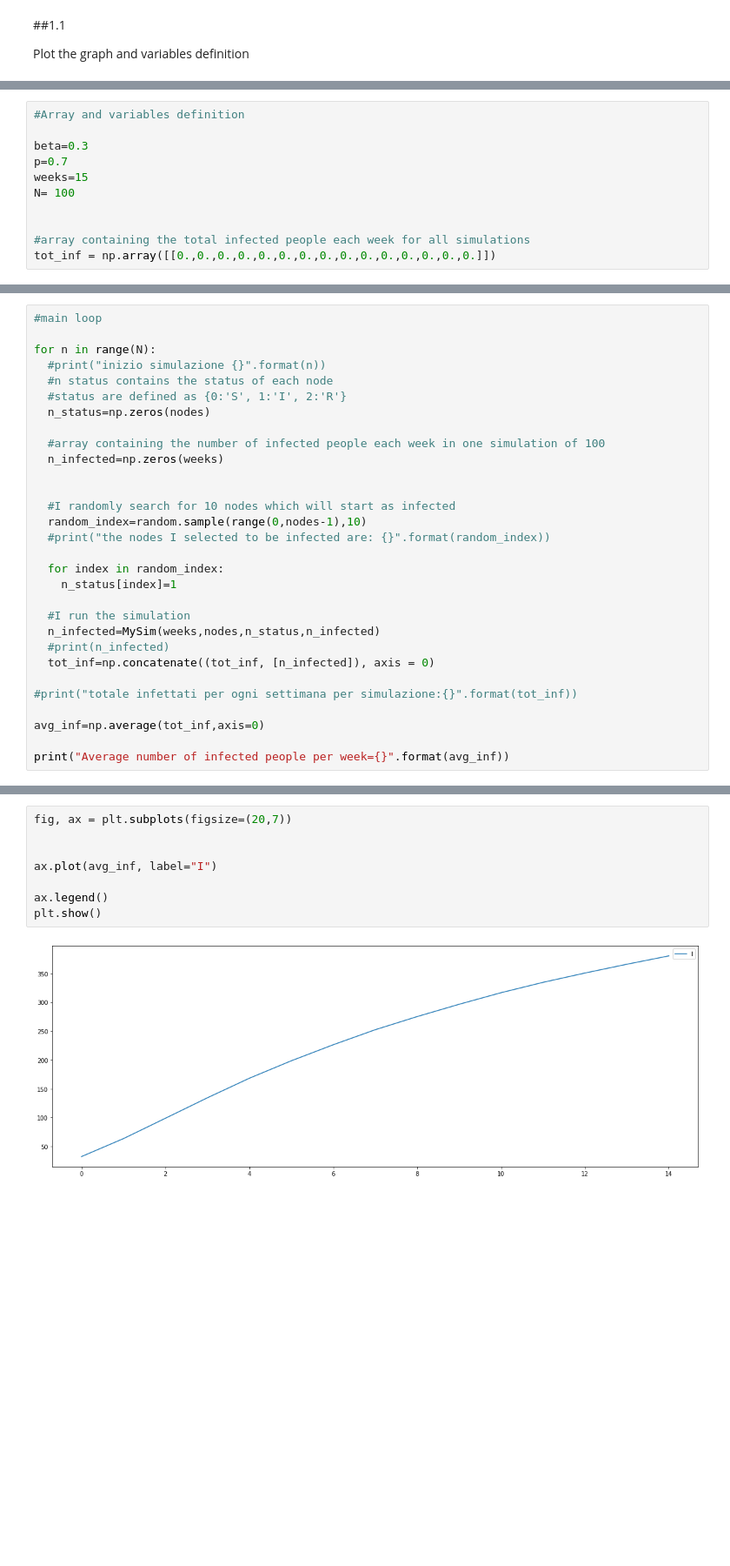
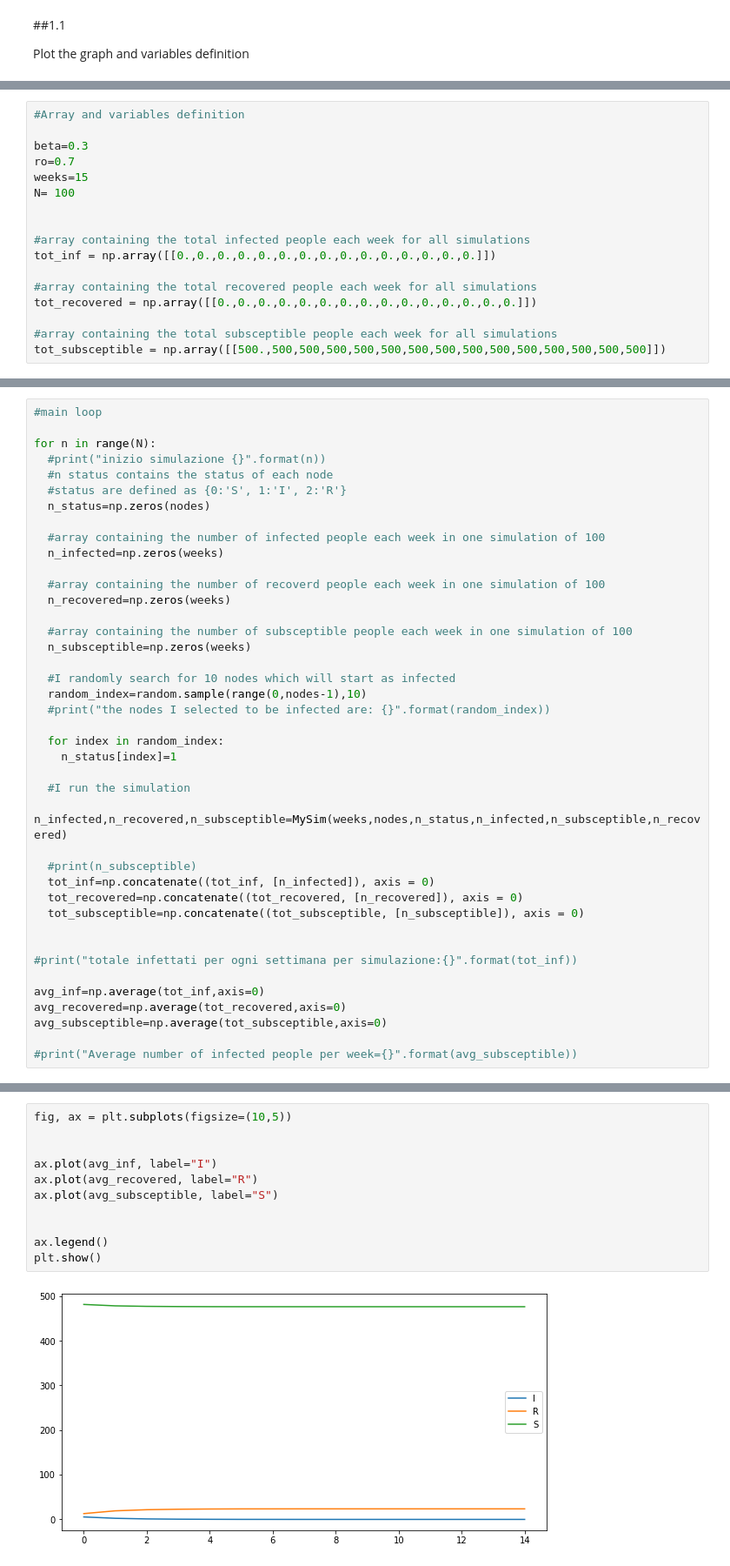
Before and after one commit to ele9996/NetworkDynamicsAndLearningLabs, a Jupyter notebook: HMW3.ipynb, the cells around one changed output, grey strips where cells are left out. Shown at 87% size. Drawn from its saved outputs; the diff is of its cells as text; blank space fills up the shorter version.

```diff
--- a/HMW3.ipynb
+++ b/HMW3.ipynb
@@ -35,13 +35,19 @@ nx.draw_circular(G, with_labels=True)
 #Array and variables definition
 
 beta=0.3
-p=0.7
+ro=0.7
 weeks=15
 N= 100
 
 
 #array containing the total infected people each week for all simulations
 tot_inf = np.array([[0.,0.,0.,0.,0.,0.,0.,0.,0.,0.,0.,0.,0.,0.,0.]])
+
+#array containing the total recovered people each week for all simulations
+tot_recovered = np.array([[0.,0.,0.,0.,0.,0.,0.,0.,0.,0.,0.,0.,0.,0.,0.]])
+
+#array containing the total subsceptible people each week for all simulations
+tot_subsceptible = np.array([[500.,500,500,500,500,500,500,500,500,500,500,500,500,500,500]])
 # %%
 #simulation of epidemics
 
@@ -96,6 +113,11 @@ for n in range(N):
   #array containing the number of infected people each week in one simulation of 100
   n_infected=np.zeros(weeks)
 
+  #array containing the number of recoverd people each week in one simulation of 100
+  n_recovered=np.zeros(weeks)
+
+  #array containing the number of subsceptible people each week in one simulation of 100
+  n_subsceptible=np.zeros(weeks)
 
   #I randomly search for 10 nodes which will start as infected
   random_index=random.sample(range(0,nodes-1),10)
@@ -105,12 +127,18 @@ for n in range(N):
     n_status[index]=1
 
   #I run the simulation
-  n_infected=MySim(weeks,nodes,n_status,n_infected)
-  #print(n_infected)
+  n_infected,n_recovered,n_subsceptible=MySim(weeks,nodes,n_status,n_infected,n_subsceptible,n_recovered)
+
+  #print(n_subsceptible)
   tot_inf=np.concatenate((tot_inf, [n_infected]), axis = 0)
+  tot_recovered=np.concatenate((tot_recovered, [n_recovered]), axis = 0)
+  tot_subsceptible=np.concatenate((tot_subsceptible, [n_subsceptible]), axis = 0)
+
 
 #print("totale infettati per ogni settimana per simulazione:{}".format(tot_inf))
 
 avg_inf=np.average(tot_inf,axis=0)
+avg_recovered=np.average(tot_recovered,axis=0)
+avg_subsceptible=np.average(tot_subsceptible,axis=0)
 
-print("Average number of infected people per week={}".format(avg_inf))
+#print("Average number of infected people per week={}".format(avg_subsceptible))
@@ -121,10 +145,13 @@ Average number of infected people per week=[ 32.40594059  63.56435644  98.881188
 # %%
-fig, ax = plt.subplots(figsize=(20,7))
+fig, ax = plt.subplots(figsize=(10,5))
 
 
 ax.plot(avg_inf, label="I")
+ax.plot(avg_recovered, label="R")
+ax.plot(avg_subsceptible, label="S")
+
 
 ax.legend()
 plt.show()
 # %% [output]
-[figure, old version]
+[figure, new version]
```
Also changed, not shown: parts of 2 cells of this notebook.
